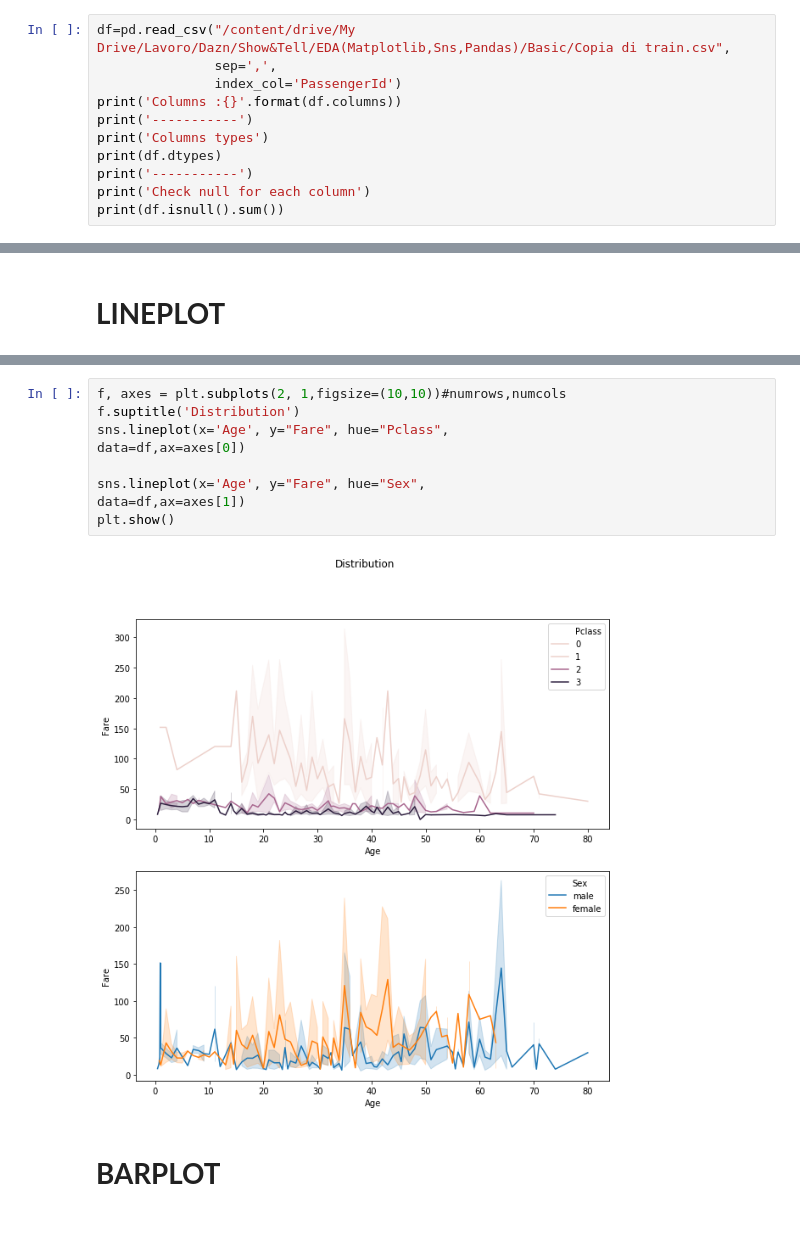
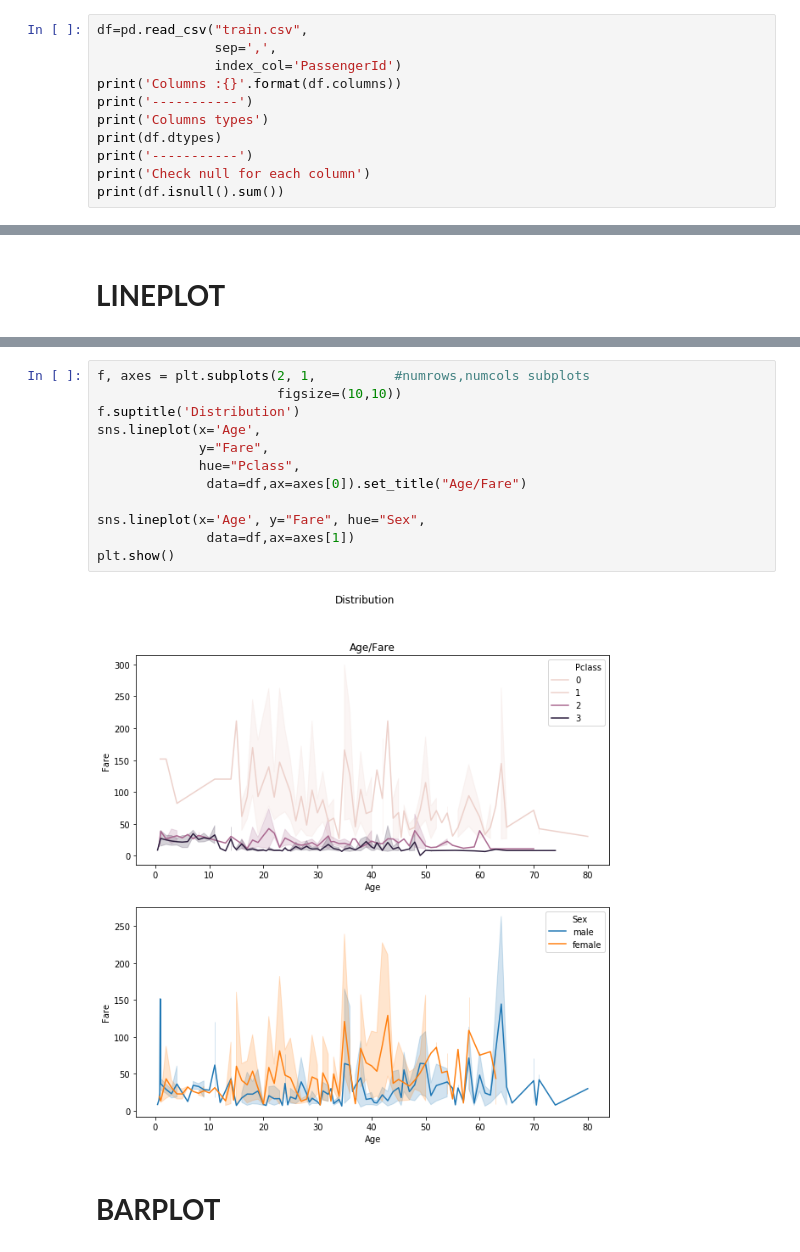
Before and after one commit to fabioba/EDA_Python, a Jupyter notebook: BasicEDA_ShowTell.ipynb, the cells around one changed output, grey strips where cells are left out. Drawn from its saved outputs; the diff is of its cells as text.

```diff
--- a/BasicEDA_ShowTell.ipynb
+++ b/BasicEDA_ShowTell.ipynb
@@ -20,7 +14,7 @@ help(pd.DataFrame)
 # **Import dataframe**
 Reading csv file using pandas library
 # %%
-df=pd.read_csv("/content/drive/My Drive/Lavoro/Dazn/Show&Tell/EDA(Matplotlib,Sns,Pandas)/Basic/Copia di train.csv",
+df=pd.read_csv("train.csv",
                sep=',',
                index_col='PassengerId')
 print('Columns :{}'.format(df.columns))
@@ -281,13 +285,16 @@ plt.show()
 # %%
-f, axes = plt.subplots(2, 1,figsize=(10,10))#numrows,numcols
+f, axes = plt.subplots(2, 1,          #numrows,numcols subplots
+                       figsize=(10,10))
 f.suptitle('Distribution')
-sns.lineplot(x='Age', y="Fare", hue="Pclass",
-data=df,ax=axes[0])
+sns.lineplot(x='Age',
+             y="Fare",
+             hue="Pclass",
+              data=df,ax=axes[0]).set_title("Age/Fare")
 
 sns.lineplot(x='Age', y="Fare", hue="Sex",
-data=df,ax=axes[1])
+              data=df,ax=axes[1])
 plt.show()
 # %% [output]
-[figure, old version]
+[figure, new version]
 # %% [markdown]
 # **BARPLOT**
```
Also changed, not shown: parts of 14 cells of this notebook.
